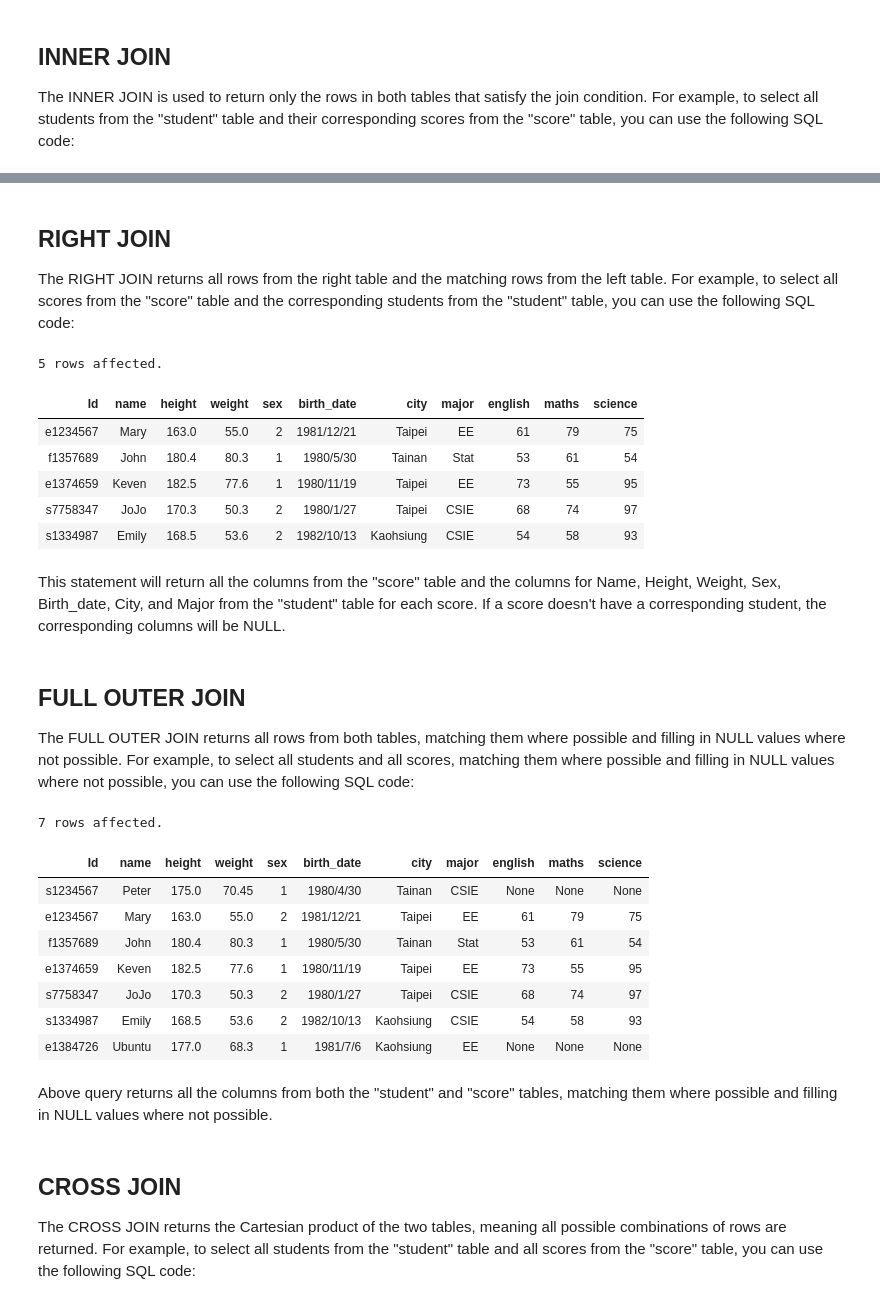
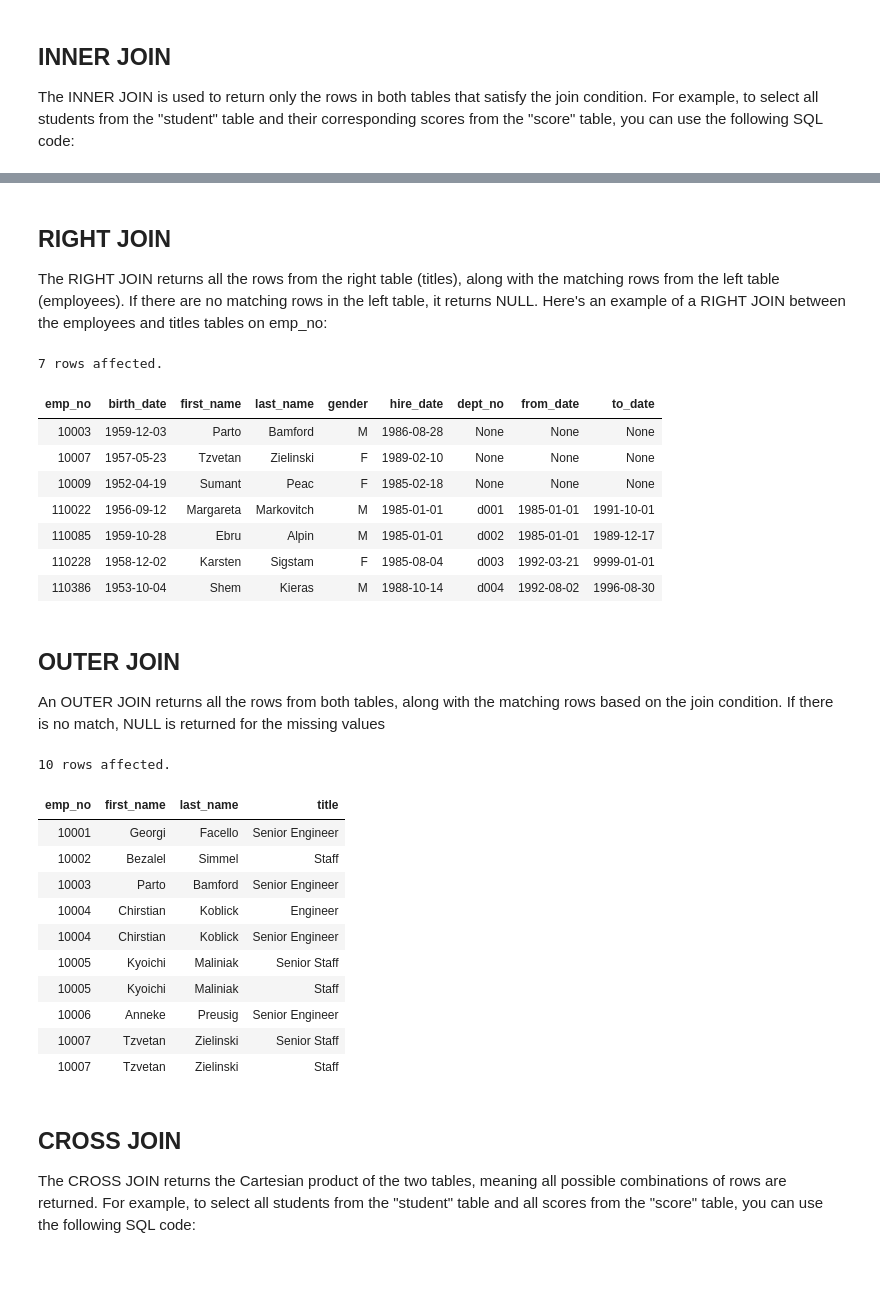
Before and after one commit to anandmukul1701/Analytics_Problems, a Jupyter notebook: SQL Bootcamp 190323/SQL.ipynb, the cells around one changed output, grey strips where cells are left out. Cells and saved outputs as stored; diff of their text form; code cells hidden in the pictures; blank space fills up the shorter version.

```diff
--- a/SQL Bootcamp 190323/SQL.ipynb
+++ b/SQL Bootcamp 190323/SQL.ipynb
@@ -515,43 +502,47 @@ Above query returns all the columns from the "student" table and the columns for
 # %% [markdown]
 ## RIGHT JOIN
-The RIGHT JOIN returns all rows from the right table and the matching rows from the left table. For example, to select all scores from the "score" table and the corresponding students from the "student" table, you can use the following SQL code:
+The RIGHT JOIN returns all the rows from the right table (titles), along with the matching rows from the left table (employees). If there are no matching rows in the left table, it returns NULL. Here's an example of a RIGHT JOIN between the employees and titles tables on emp_no:
 # %%
 %%sql
-SELECT student.*, score.english, score.maths, score.science
-FROM student
-RIGHT JOIN score
-ON student.id = score.id;
+SELECT E.*, d.dept_no, d.from_date, d.to_date
+FROM employees.dept_manager d
+RIGHT JOIN employees.employees e
+ON e.emp_no = d.emp_no
+where e.emp_no in (110022,10003,110386,110228,10007,110085,10009)
+LIMIT 100;
 # %% [output]
-5 rows affected.
+7 rows affected.
-| Id | name | height | weight | sex | birth_date | city | major | english | maths | science |
-| e1234567 | Mary | 163.0 | 55.0 | 2 | 1981/12/21 | Taipei | EE | 61 | 79 | 75 |
-| f1357689 | John | 180.4 | 80.3 | 1 | 1980/5/30 | Tainan | Stat | 53 | 61 | 54 |
-| e1374659 | Keven | 182.5 | 77.6 | 1 | 1980/11/19 | Taipei | EE | 73 | 55 | 95 |
-| s7758347 | JoJo | 170.3 | 50.3 | 2 | 1980/1/27 | Taipei | CSIE | 68 | 74 | 97 |
-| s1334987 | Emily | 168.5 | 53.6 | 2 | 1982/10/13 | Kaohsiung | CSIE | 54 | 58 | 93 |
+| emp_no | birth_date | first_name | last_name | gender | hire_date | dept_no | from_date | to_date |
+| 10003 | 1959-12-03 | Parto | Bamford | M | 1986-08-28 | None | None | None |
+| 10007 | 1957-05-23 | Tzvetan | Zielinski | F | 1989-02-10 | None | None | None |
+| 10009 | 1952-04-19 | Sumant | Peac | F | 1985-02-18 | None | None | None |
+| 110022 | 1956-09-12 | Margareta | Markovitch | M | 1985-01-01 | d001 | 1985-01-01 | 1991-10-01 |
+| 110085 | 1959-10-28 | Ebru | Alpin | M | 1985-01-01 | d002 | 1985-01-01 | 1989-12-17 |
+| 110228 | 1958-12-02 | Karsten | Sigstam | F | 1985-08-04 | d003 | 1992-03-21 | 9999-01-01 |
+| 110386 | 1953-10-04 | Shem | Kieras | M | 1988-10-14 | d004 | 1992-08-02 | 1996-08-30 |
-# %% [markdown]
-This statement will return all the columns from the "score" table and the columns for Name, Height, Weight, Sex, Birth_date, City, and Major from the "student" table for each score. If a score doesn't have a corresponding student, the corresponding columns will be NULL.
 # %% [markdown]
-## FULL OUTER JOIN
-The FULL OUTER JOIN returns all rows from both tables, matching them where possible and filling in NULL values where not possible. For example, to select all students and all scores, matching them where possible and filling in NULL values where not possible, you can use the following SQL code:
+## OUTER JOIN
+An OUTER JOIN returns all the rows from both tables, along with the matching rows based on the join condition. If there is no match, NULL is returned for the missing values
 # %%
 %%sql
-SELECT student.*, score.english, score.maths, score.science
-FROM student
-FULL OUTER JOIN score
-ON student.id = score.id;
+SELECT employees.emp_no, employees.first_name, employees.last_name, titles.title
+FROM employees
+OUTER JOIN titles
+ON employees.emp_no = titles.emp_no
+LIMIT 10;
 # %% [output]
-7 rows affected.
+10 rows affected.
-| Id | name | height | weight | sex | birth_date | city | major | english | maths | science |
-| s1234567 | Peter | 175.0 | 70.45 | 1 | 1980/4/30 | Tainan | CSIE | None | None | None |
-| e1234567 | Mary | 163.0 | 55.0 | 2 | 1981/12/21 | Taipei | EE | 61 | 79 | 75 |
-| f1357689 | John | 180.4 | 80.3 | 1 | 1980/5/30 | Tainan | Stat | 53 | 61 | 54 |
-| e1374659 | Keven | 182.5 | 77.6 | 1 | 1980/11/19 | Taipei | EE | 73 | 55 | 95 |
-| s7758347 | JoJo | 170.3 | 50.3 | 2 | 1980/1/27 | Taipei | CSIE | 68 | 74 | 97 |
-| s1334987 | Emily | 168.5 | 53.6 | 2 | 1982/10/13 | Kaohsiung | CSIE | 54 | 58 | 93 |
-| e1384726 | Ubuntu | 177.0 | 68.3 | 1 | 1981/7/6 | Kaohsiung | EE | None | None | None |
+| emp_no | first_name | last_name | title |
+| 10001 | Georgi | Facello | Senior Engineer |
+| 10002 | Bezalel | Simmel | Staff |
+| 10003 | Parto | Bamford | Senior Engineer |
+| 10004 | Chirstian | Koblick | Engineer |
+| 10004 | Chirstian | Koblick | Senior Engineer |
+| 10005 | Kyoichi | Maliniak | Senior Staff |
+| 10005 | Kyoichi | Maliniak | Staff |
+| 10006 | Anneke | Preusig | Senior Engineer |
+| 10007 | Tzvetan | Zielinski | Senior Staff |
+| 10007 | Tzvetan | Zielinski | Staff |
-# %% [markdown]
-Above query returns all the columns from both the "student" and "score" tables, matching them where possible and filling in NULL values where not possible.
 # %% [markdown]
 ## CROSS JOIN
 The CROSS JOIN returns the Cartesian product of the two tables, meaning all possible combinations of rows are returned. For example, to select all students from the "student" table and all scores from the "score" table, you can use the following SQL code:
```
Also changed, not shown: parts of 67 cells of this notebook, 2 other files.
